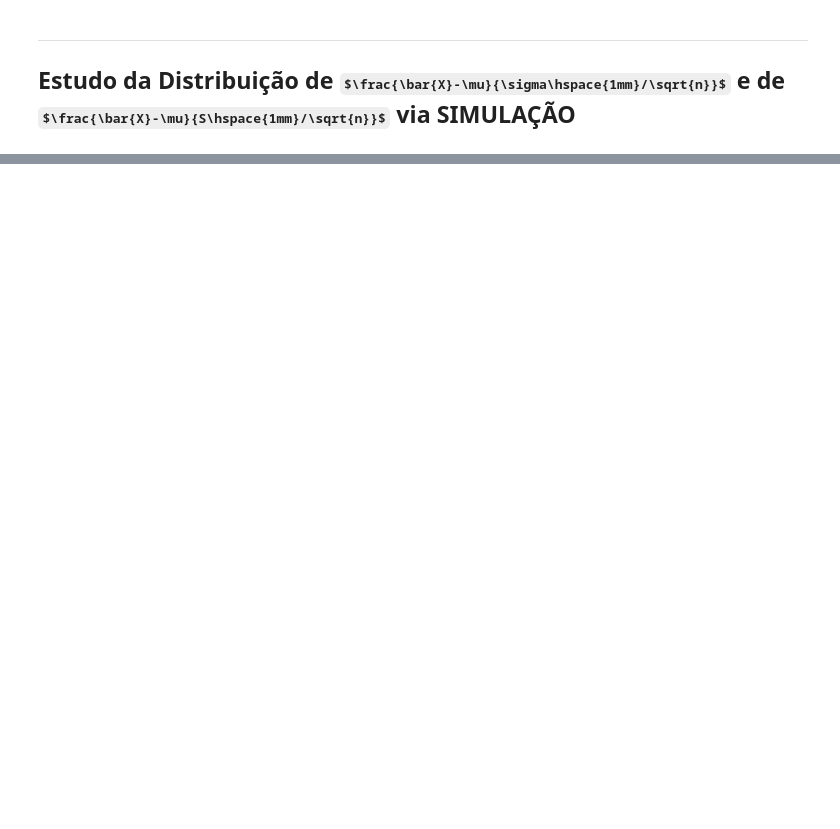
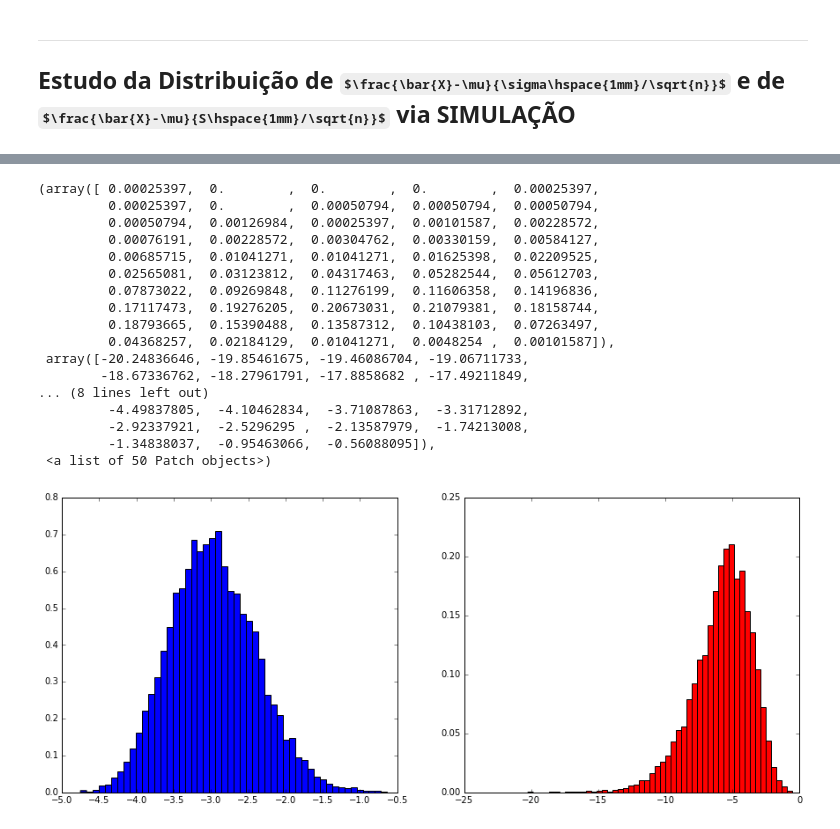
Before and after one commit to brunodratcu/CD1S17, a Jupyter notebook: APS/Projeto 3/Projeto3 Layout.ipynb, the cells around one changed output, grey strips where cells are left out. Drawn from its saved outputs; the diff is of its cells as text; code cells hidden in the pictures; some formulas as TeX source; blank space fills up the shorter version.

```diff
--- a/APS/Projeto 3/Projeto3 Layout.ipynb
+++ b/APS/Projeto 3/Projeto3 Layout.ipynb
@@ -252,0 +316,37 @@ for i in range (0, 10001):
+# %%
+n = 20
+zlista20 = []
+tlista20 = []
+
+for i in medias20:
+    z20 = (i-media)/(dp/n**0.5)
+    zlista20.append(z20)
+
+for j in range(10000):
+    t20 = (medias20[j]-media)/(dp20[j]/n**0.5)
+    tlista20.append(t20)
+
+fig = plt.figure(figsize=(15, 6))
+plt.subplot(121)
+plt.hist(zlista20, bins = 50, normed=1, color="blue")
+plt.subplot(122)
+plt.hist(tlista20, bins = 50, normed=1, color="red")
+# %% [output]
+(array([ 0.00025397,  0.        ,  0.        ,  0.        ,  0.00025397,
+         0.00025397,  0.        ,  0.00050794,  0.00050794,  0.00050794,
+         0.00050794,  0.00126984,  0.00025397,  0.00101587,  0.00228572,
+         0.00076191,  0.00228572,  0.00304762,  0.00330159,  0.00584127,
+         0.00685715,  0.01041271,  0.01041271,  0.01625398,  0.02209525,
+         0.02565081,  0.03123812,  0.04317463,  0.05282544,  0.05612703,
+         0.07873022,  0.09269848,  0.11276199,  0.11606358,  0.14196836,
+         0.17117473,  0.19276205,  0.20673031,  0.21079381,  0.18158744,
+         0.18793665,  0.15390488,  0.13587312,  0.10438103,  0.07263497,
+         0.04368257,  0.02184129,  0.01041271,  0.0048254 ,  0.00101587]),
+ array([-20.24836646, -19.85461675, -19.46086704, -19.06711733,
+        -18.67336762, -18.27961791, -17.8858682 , -17.49211849,
+... (8 lines left out)
+         -4.49837805,  -4.10462834,  -3.71087863,  -3.31712892,
+         -2.92337921,  -2.5296295 ,  -2.13587979,  -1.74213008,
+         -1.34838037,  -0.95463066,  -0.56088095]),
+ <a list of 50 Patch objects>)
+[figure, added]
```
Also changed, not shown: parts of 13 cells of this notebook.
